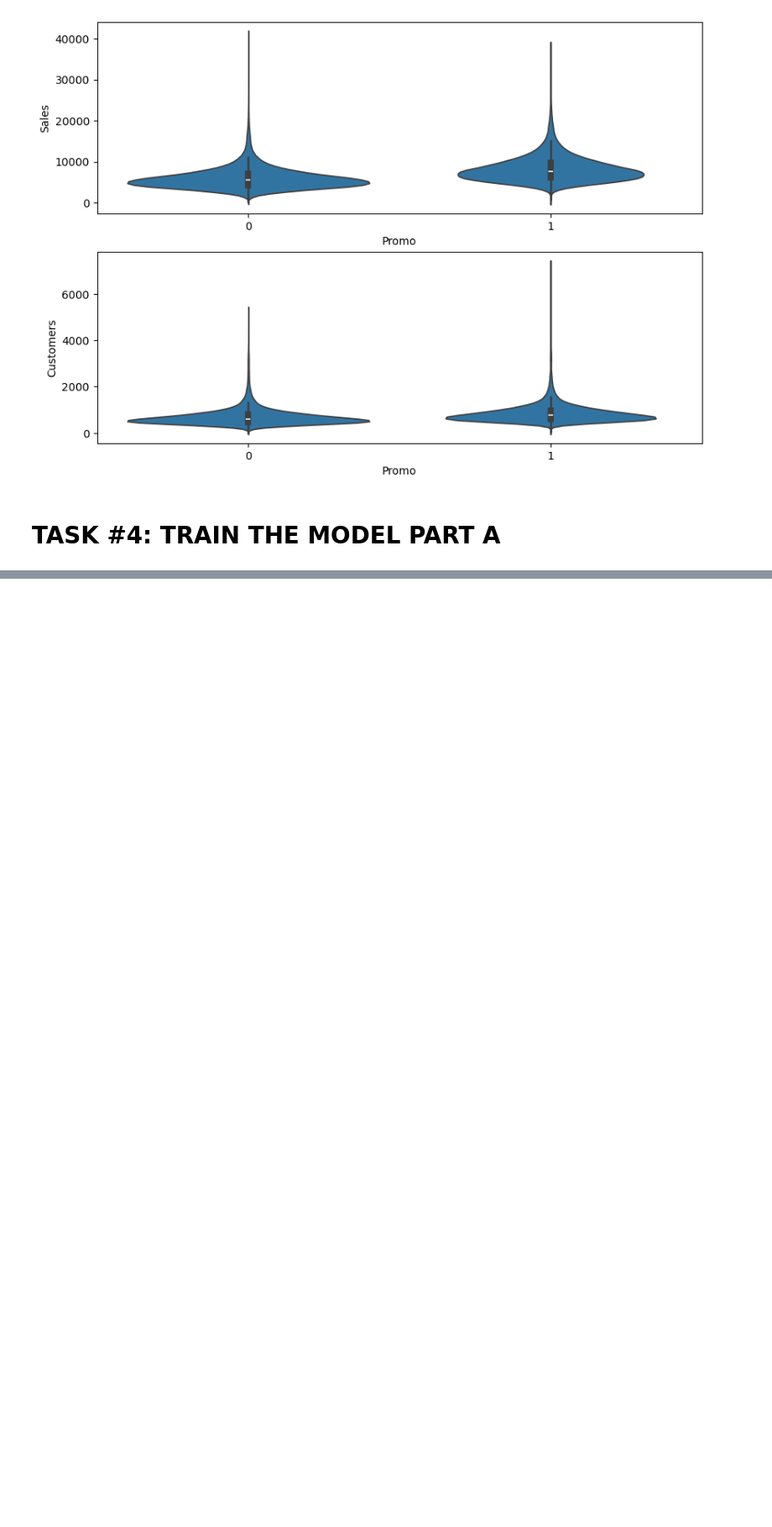
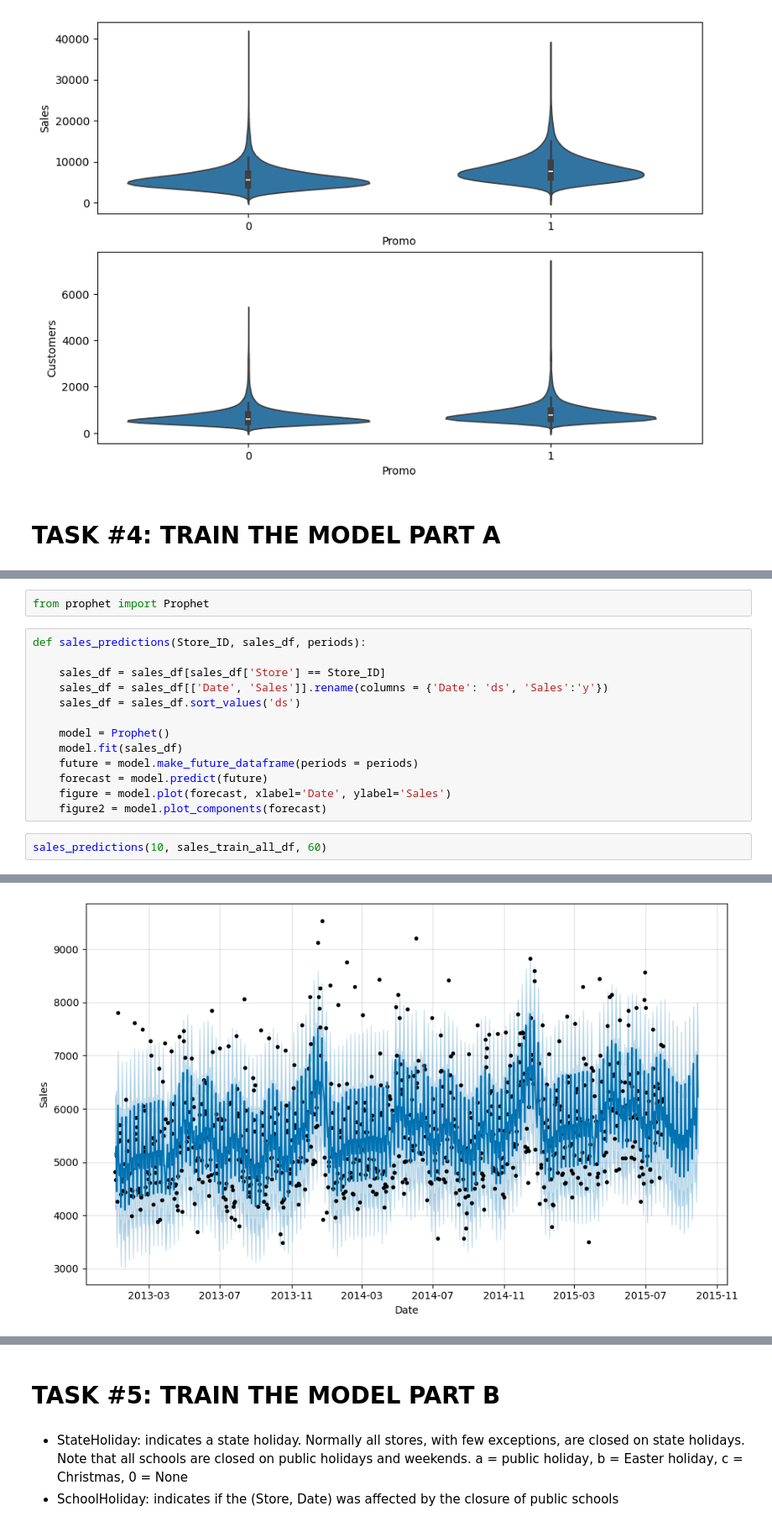
Before and after one commit to ranjansinghds/Sales-Department-Project, a Jupyter notebook: Sales_Department_Project.ipynb, the cells around one changed output, grey strips where cells are left out. Shown at 84% size. Saved outputs shown, nothing was run; the diff lists cells and outputs as text; blank space fills up the shorter version.

```diff
--- a/Sales_Department_Project.ipynb
+++ b/Sales_Department_Project.ipynb
@@ -541,0 +594,18 @@ sns.violinplot(x='Promo', y='Customers', data=sales_train_all_df)
+# %%
+from prophet import Prophet
+# %%
+def sales_predictions(Store_ID, sales_df, periods):
+
+    sales_df = sales_df[sales_df['Store'] == Store_ID]
+    sales_df = sales_df[['Date', 'Sales']].rename(columns = {'Date': 'ds', 'Sales':'y'})
+    sales_df = sales_df.sort_values('ds')
+
+    model = Prophet()
+    model.fit(sales_df)
+    future = model.make_future_dataframe(periods = periods)
+    forecast = model.predict(future)
+    figure = model.plot(forecast, xlabel='Date', ylabel='Sales')
+    figure2 = model.plot_components(forecast)
+# %%
+sales_predictions(10, sales_train_all_df, 60)
+# %% [output]
@@ -541,0 +614 @@ sns.violinplot(x='Promo', y='Customers', data=sales_train_all_df)
+[figure, added]
@@ -541,0 +616,5 @@ sns.violinplot(x='Promo', y='Customers', data=sales_train_all_df)
+# %% [markdown]
+# TASK #5: TRAIN THE MODEL PART B
+# %% [markdown]
+* StateHoliday: indicates a state holiday. Normally all stores, with few exceptions, are closed on state holidays. Note that all schools are closed on public holidays and weekends. a = public holiday, b = Easter holiday, c = Christmas, 0 = None
+* SchoolHoliday: indicates if the (Store, Date) was affected by the closure of public schools
```
Also changed, not shown: parts of 23 cells of this notebook, 1 other file.
